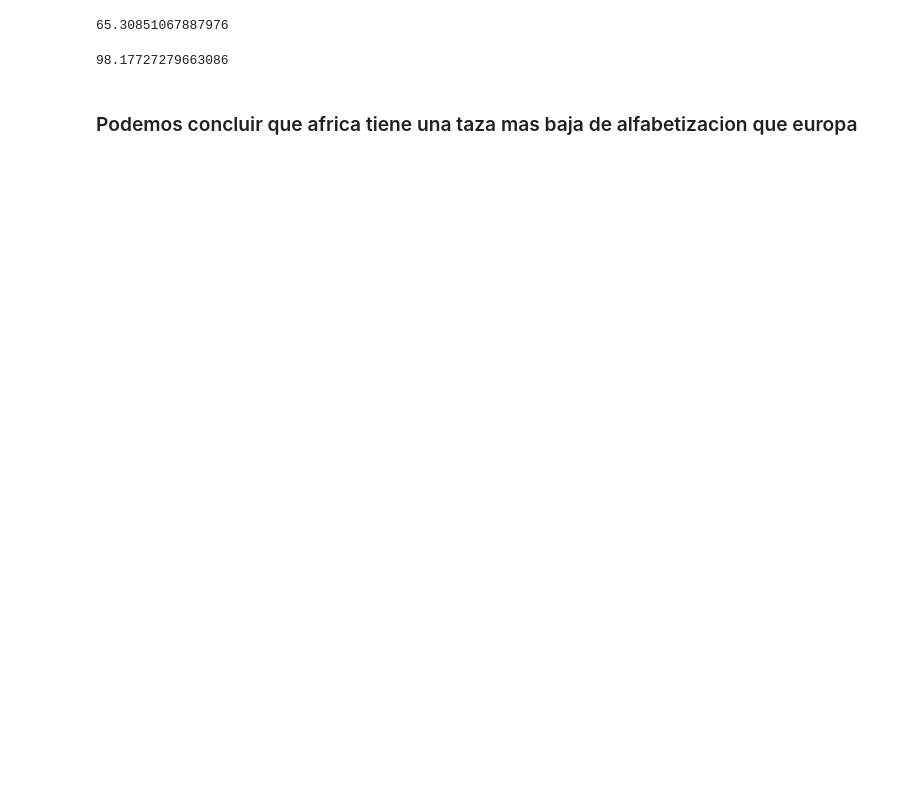
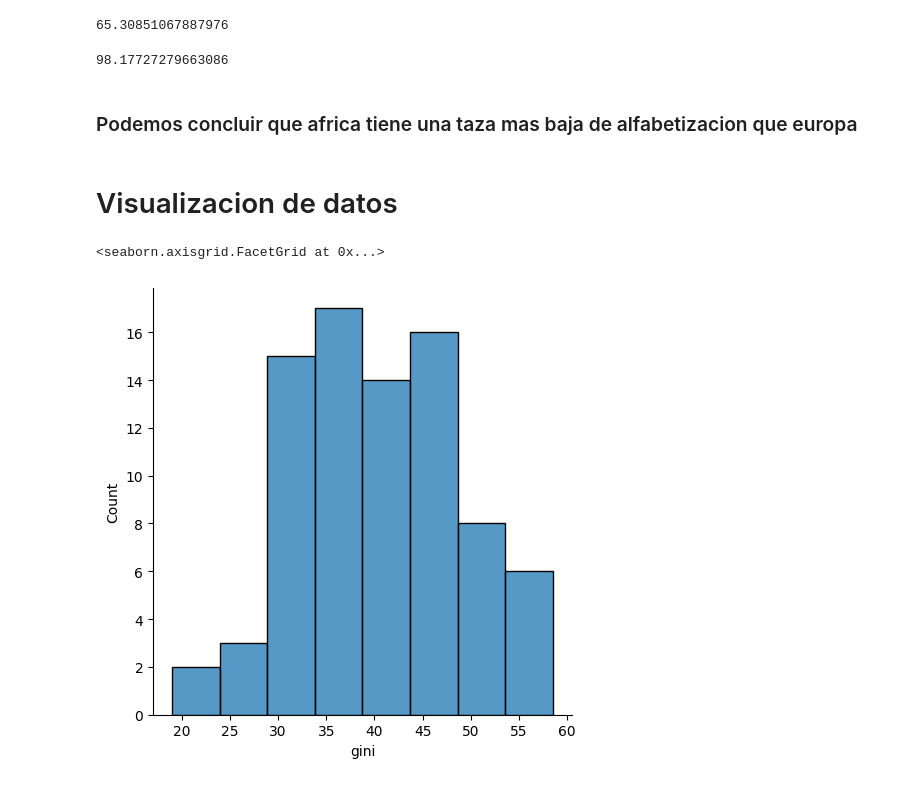
Before and after one commit to Denniels/data_analytic, a Jupyter notebook: nations.ipynb, the cells around one changed output. Saved outputs shown, nothing was run; the diff lists cells and outputs as text; code cells hidden in the pictures; blank space fills up the shorter version.

Commit message:
visualizacion de datos

```diff
--- a/nations.ipynb
+++ b/nations.ipynb
@@ -331,3 +331,11 @@ df_europa['literacy'].mean()
 98.17727279663086
 # %% [markdown]
 ### Podemos concluir que africa tiene una taza mas baja de alfabetizacion que europa
+# %% [markdown]
+# Visualizacion de datos
+# %%
+# Histograma con seaborn
+sns.displot(df_nations['gini'], kind = 'hist')
+# %% [output]
+<seaborn.axisgrid.FacetGrid at 0x...>
+[figure, added]
```
Also changed, not shown: parts of 9 cells of this notebook.
